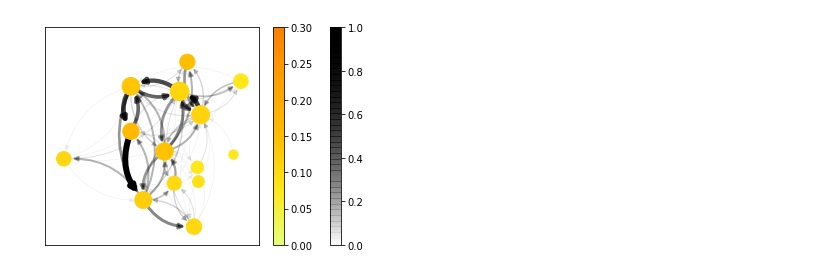
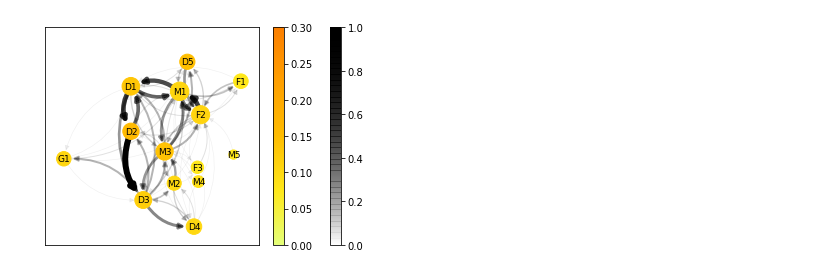
Before and after one commit to coned/football_analysis, a Jupyter notebook: graph_property.ipynb, the cells around one changed output. Drawn from its saved outputs; the diff is of its cells as text; code cells hidden in the pictures.

Commit message:
change the figure

```diff
--- a/graph_property.ipynb
+++ b/graph_property.ipynb
@@ -27,17 +27,17 @@ G = nx.read_graphml('2020_Problem_D_DATA/H_1.graphml')
 weights = [G[u][v]['weight'] / 3 for u,v in G.edges()]
 colors = [G[u][v]['weight'] / 18 for u,v in G.edges()]
 colors_node = [nx.clustering(G, weight='weight')[n] for n in G.nodes()]
-labels = nx.clustering(G)
+labels = {n: n.split('_')[1] for n in G.nodes()}
 sizes = [int(nx.closeness_centrality(G, distance='distance', wf_improved=True)[n] * 100) for n in G.nodes()]
 pos = my_layout(G)
 # %%
 plt.plot()
 nodes_plot = nx.draw_networkx_nodes(G, pos = pos, node_size = sizes, cmap=plt.cm.Wistia, node_color=colors_node, vmin=0, vmax=0.3)
 
 edges_plot = nx.draw_networkx_edges(G, pos = pos, width = weights, connectionstyle = 'arc3,rad=0.3', edge_color=colors, edge_cmap=black_alpha)
-#labels_plot = nx.draw_networkx_labels(G, pos = my_layout(G), labels = labels, font_color = 'b', font_size = 10)
+labels_plot = nx.draw_networkx_labels(G, pos = my_layout(G), labels = labels, font_color = 'k', font_size = 9)
 plt.colorbar(plt.cm.ScalarMappable(norm = plcolor.Normalize(0,1), cmap = black_alpha))
 plt.colorbar(nodes_plot)
 plt.savefig('fig/H_1.png', dpi = 700)
 # %% [output]
-[figure, old version]
+[figure, new version]
```
Also changed, not shown: 8 other files.
